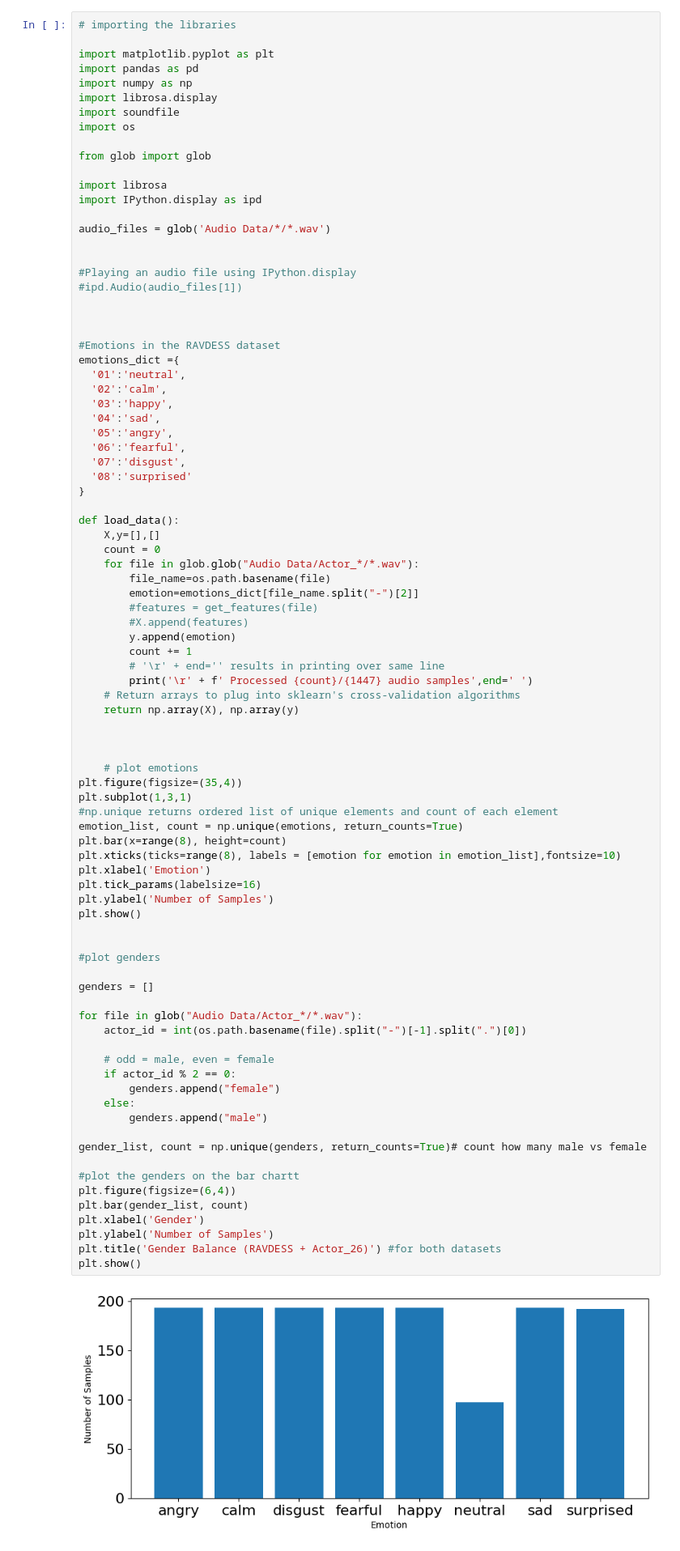
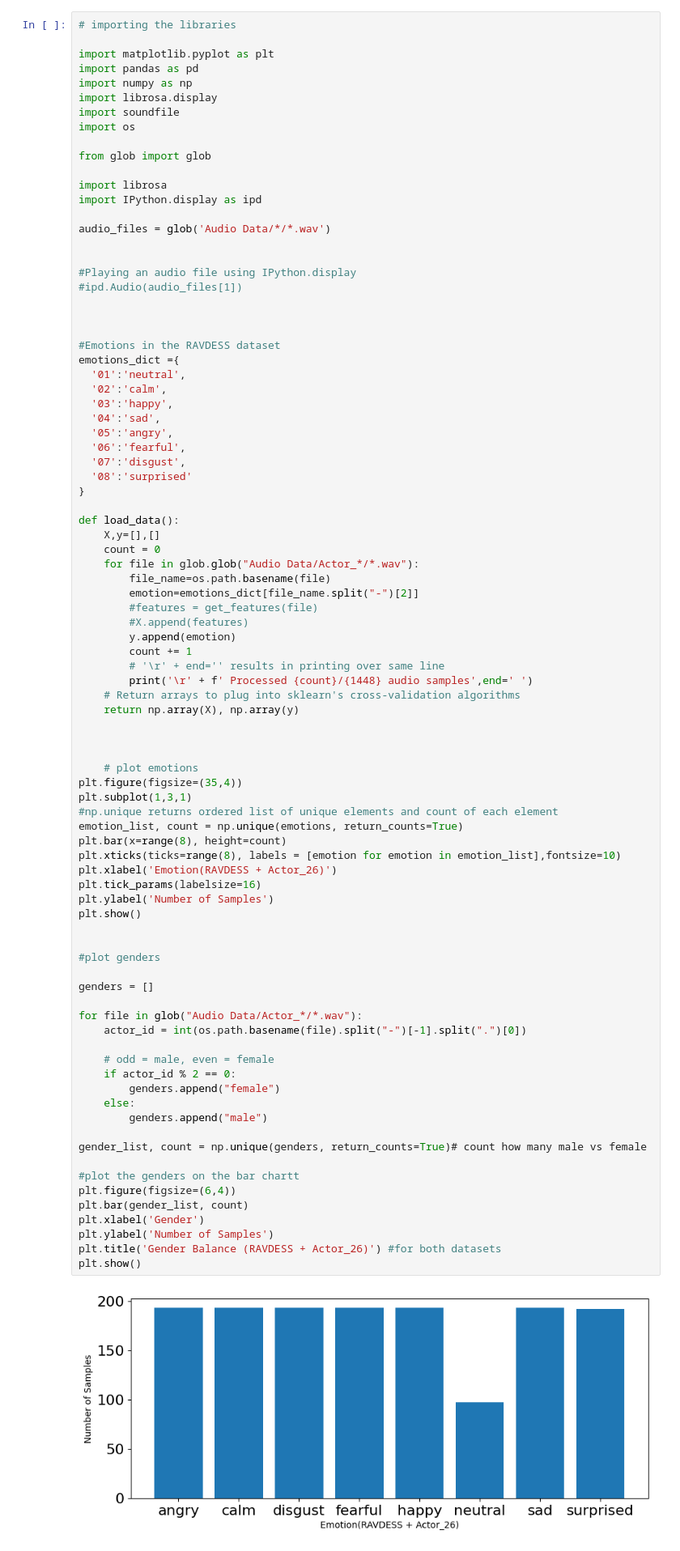
Before and after one commit to MSagri05/Week2-DataPreprocessing, a Jupyter notebook: Week 2.ipynb, the cells around one changed output. Shown at 81% size. Saved outputs shown, nothing was run; the diff lists cells and outputs as text.

```diff
--- a/Week 2.ipynb
+++ b/Week 2.ipynb
@@ -778,7 +778,7 @@ def load_data():
         y.append(emotion)
         count += 1
         # '\r' + end='' results in printing over same line
-        print('\r' + f' Processed {count}/{1447} audio samples',end=' ')
+        print('\r' + f' Processed {count}/{1448} audio samples',end=' ')
     # Return arrays to plug into sklearn's cross-validation algorithms
     return np.array(X), np.array(y)
 
@@ -791,34 +791,34 @@ plt.subplot(1,3,1)
 emotion_list, count = np.unique(emotions, return_counts=True)
 plt.bar(x=range(8), height=count)
 plt.xticks(ticks=range(8), labels = [emotion for emotion in emotion_list],fontsize=10)
-plt.xlabel('Emotion')
+plt.xlabel('Emotion(RAVDESS + Actor_26)')
 plt.tick_params(labelsize=16)
 plt.ylabel('Number of Samples')
 plt.show()
 
 
 #plot genders
 
 genders = []
 
 for file in glob("Audio Data/Actor_*/*.wav"):
     actor_id = int(os.path.basename(file).split("-")[-1].split(".")[0])
 
     # odd = male, even = female
     if actor_id % 2 == 0:
         genders.append("female")
     else:
         genders.append("male")
 
 gender_list, count = np.unique(genders, return_counts=True)# count how many male vs female
 
 #plot the genders on the bar chartt
 plt.figure(figsize=(6,4))
 plt.bar(gender_list, count)
 plt.xlabel('Gender')
 plt.ylabel('Number of Samples')
 plt.title('Gender Balance (RAVDESS + Actor_26)') #for both datasets
 plt.show()
 # %% [output]
-[figure, old version]
+[figure, new version]
 [figure]
```
